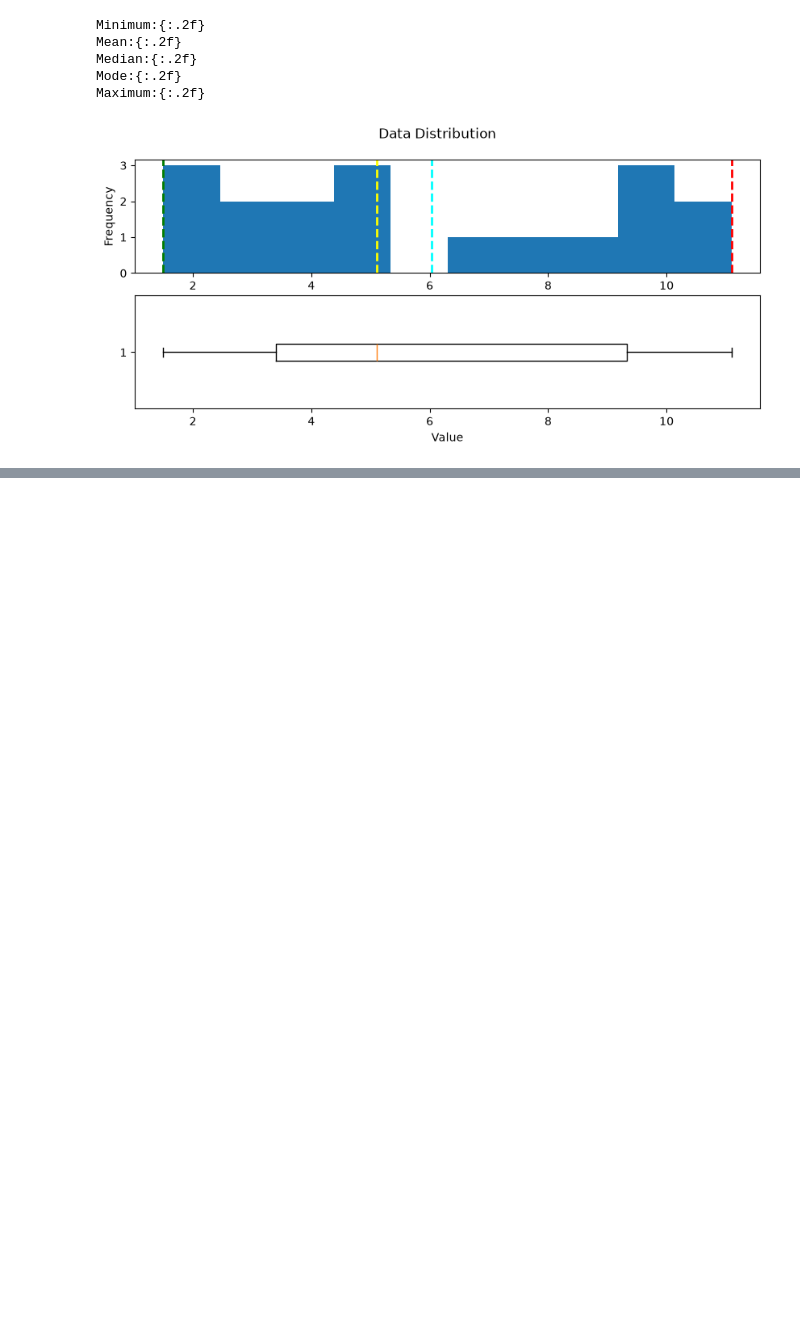
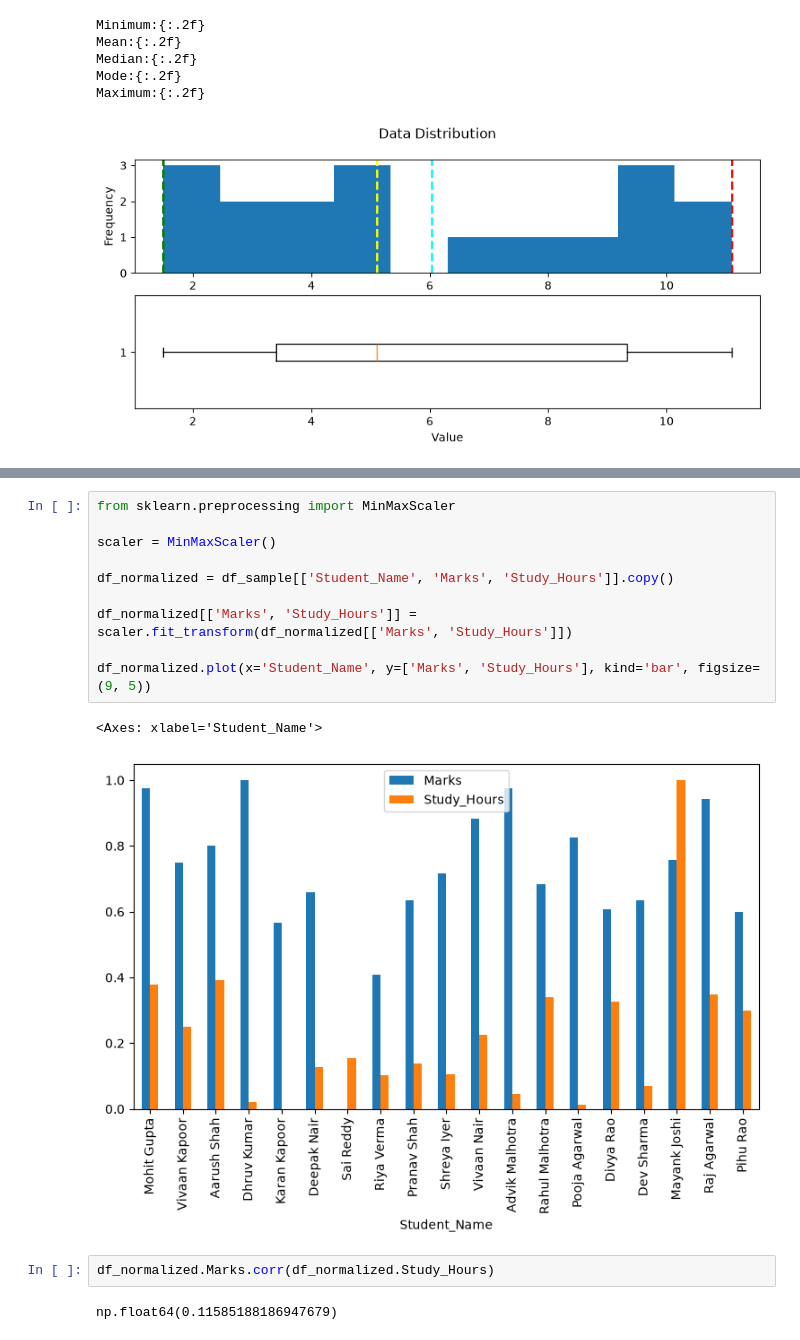
Before and after one commit to Eze-paul231/data-practical, a Jupyter notebook: realworld.ipynb, the cells around one changed output, grey strips where cells are left out. Saved outputs shown, nothing was run; the diff lists cells and outputs as text; blank space fills up the shorter version.

```diff
--- a/realworld.ipynb
+++ b/realworld.ipynb
@@ -100,0 +202,17 @@ Maximum:{:.2f}
+# %%
+from sklearn.preprocessing import MinMaxScaler
+
+scaler = MinMaxScaler()
+
+df_normalized = df_sample[['Student_Name', 'Marks', 'Study_Hours']].copy()
+
+df_normalized[['Marks', 'Study_Hours']] = scaler.fit_transform(df_normalized[['Marks', 'Study_Hours']])
+
+df_normalized.plot(x='Student_Name', y=['Marks', 'Study_Hours'], kind='bar', figsize=(9, 5))
+# %% [output]
+<Axes: xlabel='Student_Name'>
+[figure, added]
+# %%
+df_normalized.Marks.corr(df_normalized.Study_Hours)
+# %% [output]
+np.float64(0.11585188186947679)
```
Also changed, not shown: parts of 11 cells of this notebook.
